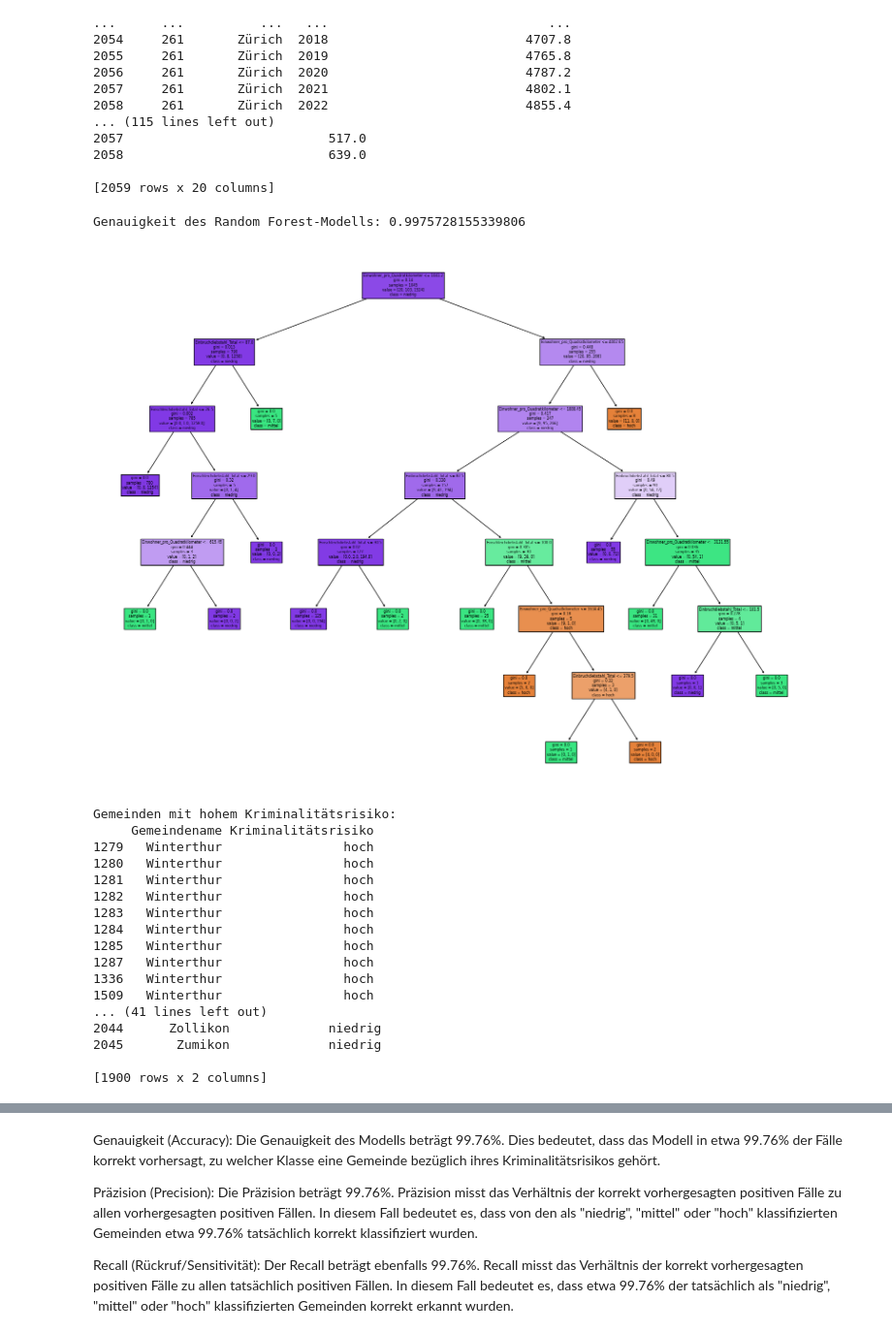
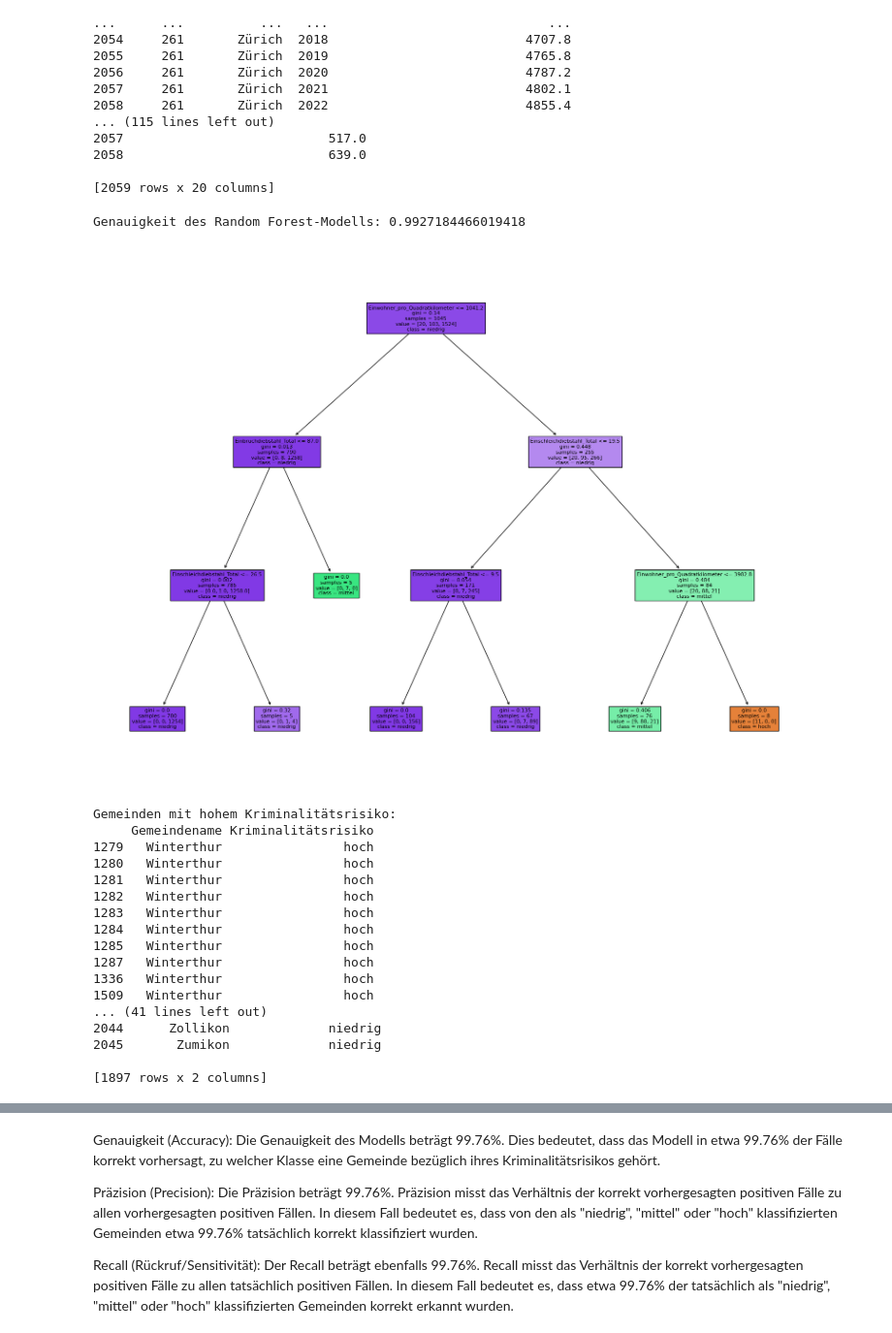
Before and after one commit to nvinto404/Data-Science-Project-Burglary-Statistics-Zurich, a Jupyter notebook: Modellierung.ipynb, the cells around one changed output, grey strips where cells are left out. Shown: that part at 97% size. Drawn from its saved outputs; the diff is of its cells as text; code cells hidden in the pictures.

Commit message:
Anpassung der Modellierungen

```diff
--- a/Modellierung.ipynb
+++ b/Modellierung.ipynb
@@ -85,61 +90,45 @@ print(df_unique)
 
 [2059 rows x 20 columns]
 # %%
-import pandas as pd
-from sklearn.model_selection import train_test_split
-from sklearn.ensemble import RandomForestClassifier
-from sklearn.metrics import accuracy_score, precision_score, recall_score, f1_score, confusion_matrix
-import matplotlib.pyplot as plt
-from sklearn.tree import plot_tree
-import seaborn as sns
-
 
 features = ['Einwohner_pro_Quadratkilometer',
             'Einbruchdiebstahl_Total',
             'Einschleichdiebstahl_Total']
 
 total_crime = df_unique['Einbruchdiebstahl_Total'] + df_unique['Einschleichdiebstahl_Total']
 df_unique['Kriminalitätsrisiko'] = pd.cut(total_crime, bins=[-float("inf"), 100, 500, float("inf")], labels=["niedrig", "mittel", "hoch"])
 
 target = 'Kriminalitätsrisiko'
 
 X = df_unique[features]
 y = df_unique[target]
 
 # Aufteilung der Daten in Trainings- und Testsets
 X_train, X_test, y_train, y_test = train_test_split(X, y, test_size=0.2, random_state=42)
 
-# Random Forest-Modell erstellen und trainieren
-random_forest = RandomForestClassifier(n_estimators=100, random_state=42)
+random_forest = RandomForestClassifier(n_estimators=100, random_state=42, max_depth=3)
 random_forest.fit(X_train, y_train)
 
-# Vorhersagen für das Testset machen
 y_pred_random_forest = random_forest.predict(X_test)
 
-# Genauigkeit des Random Forest-Modells bewerten
 accuracy_random_forest = accuracy_score(y_test, y_pred_random_forest)
 print("Genauigkeit des Random Forest-Modells:", accuracy_random_forest)
 
-# Entscheidungsbaum visualisieren
 plt.figure(figsize=(20, 15))
 plot_tree(random_forest.estimators_[0], feature_names=features, class_names=random_forest.classes_, filled=True)
 plt.show()
 # %% [output]
-Genauigkeit des Random Forest-Modells: 0.9975728155339806
+Genauigkeit des Random Forest-Modells: 0.9927184466019418
-[figure, old version]
+[figure, new version]
 # %%
-# Vorhersagen für den gesamten Datensatz machen
+
 all_predictions = random_forest.predict(X)
-
-# DataFrame mit den Gemeinden und ihren Vorhersagen erstellen
 df_predictions = pd.DataFrame({'Gemeindename': df_unique['Gemeindename'], 'Kriminalitätsrisiko': all_predictions})
 
-# Gemeinden mit hohem, mittlerem und niedrigem Kriminalitätsrisiko filtern
 high_risk_communities = df_predictions[df_predictions['Kriminalitätsrisiko'] == 'hoch']
 medium_risk_communities = df_predictions[df_predictions['Kriminalitätsrisiko'] == 'mittel']
 low_risk_communities = df_predictions[df_predictions['Kriminalitätsrisiko'] == 'niedrig']
 
-# Ausgabe der Gemeinden nach Risikokategorien
 print("Gemeinden mit hohem Kriminalitätsrisiko:")
 print(high_risk_communities)
 
@@ -165,5 +154,5 @@ Gemeinden mit hohem Kriminalitätsrisiko:
 2044      Zollikon             niedrig
 2045       Zumikon             niedrig
 
-[1900 rows x 2 columns]
+[1897 rows x 2 columns]
 # %%
```
Also changed, not shown: parts of 16 cells of this notebook.
